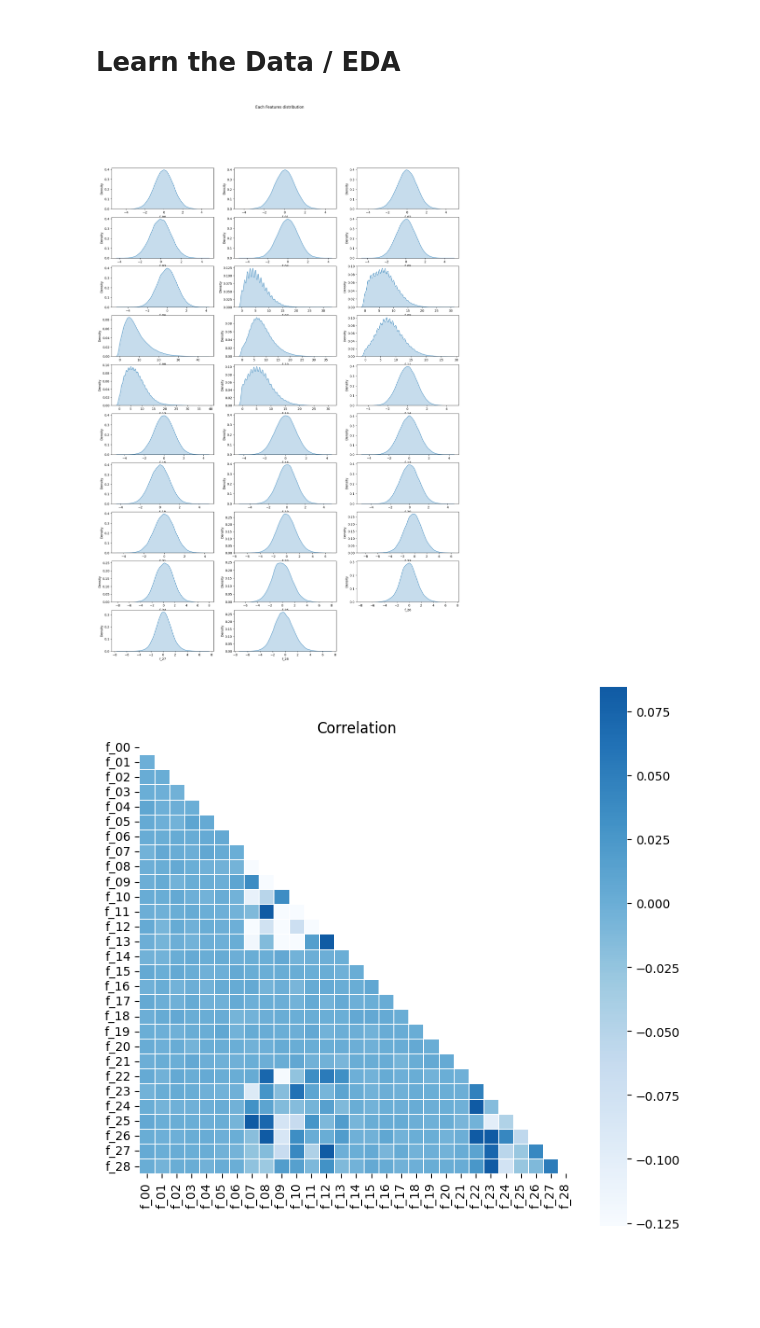
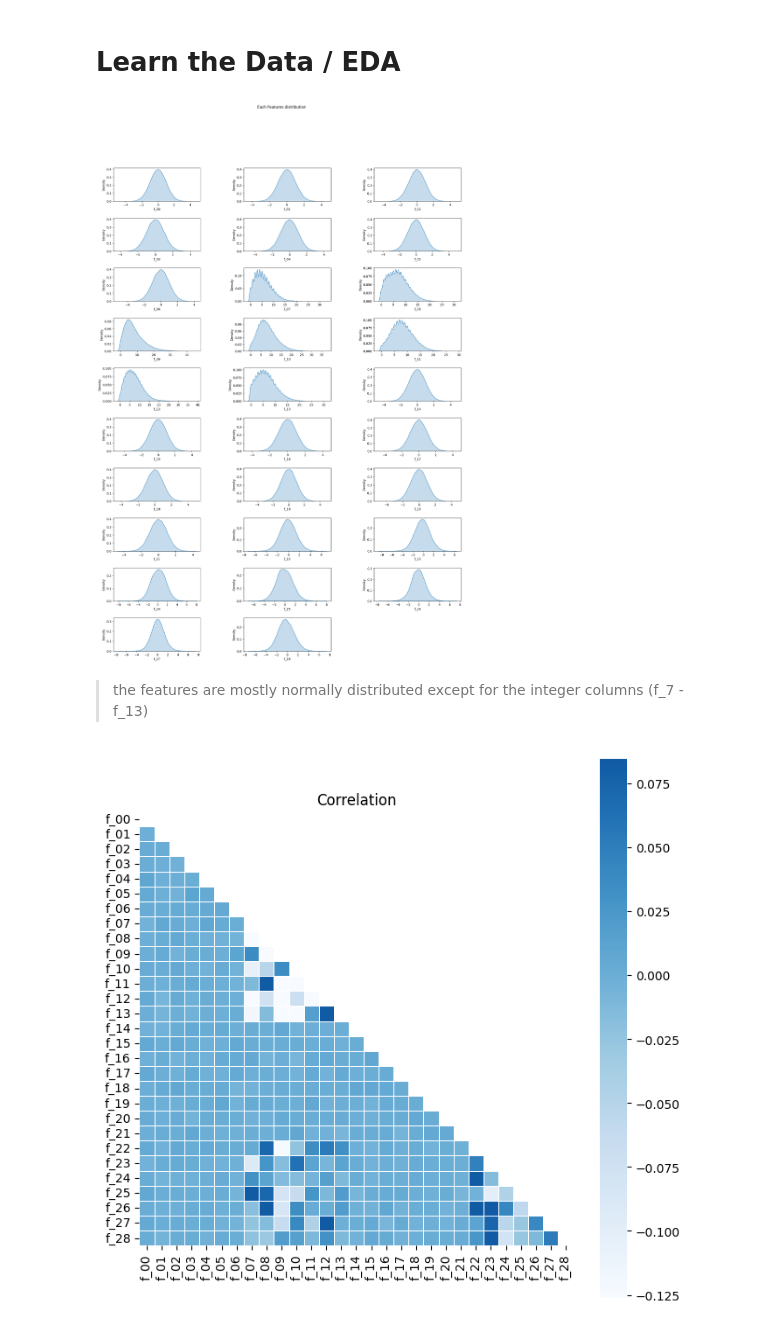
Before and after one commit to radyadhewa/korika-selection-unsupervised-clustering, a Jupyter notebook: unsupervised_clustering.ipynb, the cells around one changed output. Drawn from its saved outputs; the diff is of its cells as text; code cells hidden in the pictures; blank space fills up the shorter version.

```diff
--- a/unsupervised_clustering.ipynb
+++ b/unsupervised_clustering.ipynb
@@ -88,14 +75,17 @@ memory usage: 1.5 MB
 # %%
 # check normality
 cols = list(df.columns[1:])
 
 plt.figure(figsize=(20,28))
+plt.subplots_adjust(hspace=0.5, wspace=0.5)
 for index,col in enumerate(cols):
     plt.subplot(10,3,index+1)
     sns.kdeplot(x = df[col],shade='fill',palette='bright')
 plt.suptitle("Each Features distribution")
 plt.show()
 # %% [output]
-[figure, old version]
+[figure, new version]
+# %% [markdown]
+> the features are mostly normally distributed except for the integer columns (f_7 - f_13)
 # %%
 # check correlation
```
Also changed, not shown: parts of 17 cells of this notebook, 7 other files.
